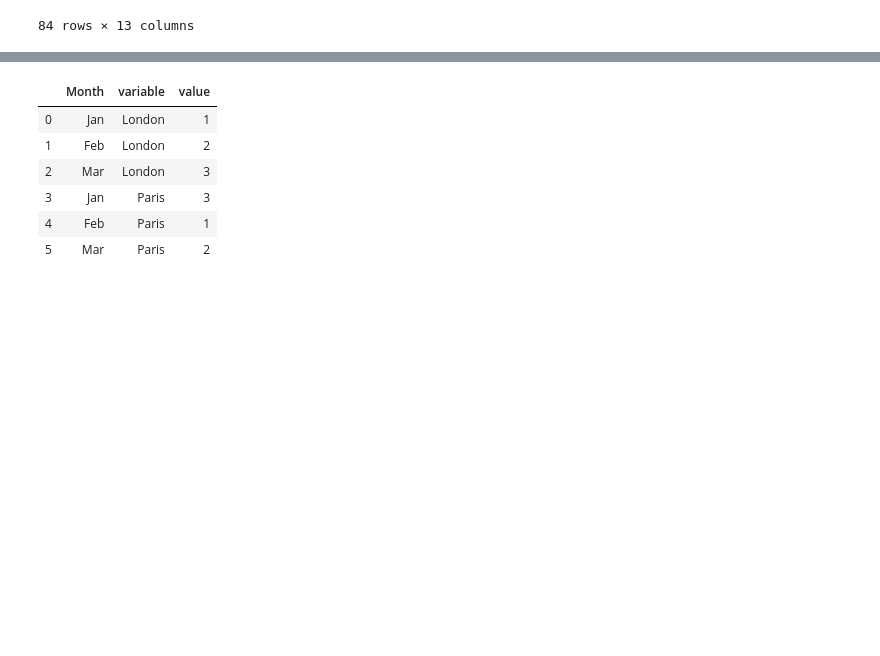
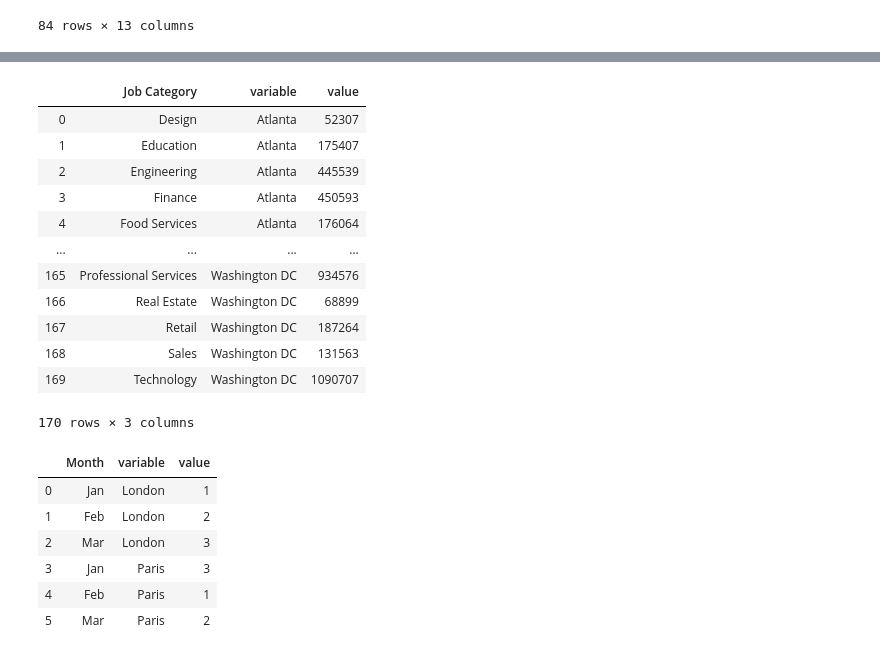
Before and after one commit to exrishu/iPython-exercises, a Jupyter notebook: GlassDoor/Glasdoor_data.ipynb, the cells around one changed output, grey strips where cells are left out. Drawn from its saved outputs; the diff is of its cells as text; code cells hidden in the pictures; blank space fills up the shorter version.

```diff
--- a/GlassDoor/Glasdoor_data.ipynb
+++ b/GlassDoor/Glasdoor_data.ipynb
@@ -129,8 +129,9 @@ df_city_wiseplt.show()
 # %%
 #col
 tf = df_city_wise.melt(id_vars="Job Category")
-df_city_wiseplt = px.bar(tf,x='Job Category',y='value', color='variable' , text='value', barmode="group")
-df_city_wiseplt.update_traces(texttemplate='%{text:.2s}', textposition='outside')
-df_city_wiseplt.update_layout(uniformtext_minsize=8, uniformtext_mode='hide')
-df_city_wiseplt.show()
+# df_city_wiseplt = px.bar(tf,x='Job Category',y='value', color='variable' , text='value', barmode="group")
+# df_city_wiseplt.update_traces(texttemplate='%{text:.2s}', textposition='outside')
+# df_city_wiseplt.update_layout(uniformtext_minsize=8, uniformtext_mode='hide')
+# df_city_wiseplt.show()
+tf
 # %% [output]
@@ -138,3 +138,16 @@ df_city_wiseplt.show()
+|  | Job Category | variable | value |
+| 0 | Design | Atlanta | 52307 |
+| 1 | Education | Atlanta | 175407 |
+| 2 | Engineering | Atlanta | 445539 |
+| 3 | Finance | Atlanta | 450593 |
+| 4 | Food Services | Atlanta | 176064 |
+| ... | ... | ... | ... |
+| 165 | Professional Services | Washington DC | 934576 |
+| 166 | Real Estate | Washington DC | 68899 |
+| 167 | Retail | Washington DC | 187264 |
+| 168 | Sales | Washington DC | 131563 |
+| 169 | Technology | Washington DC | 1090707 |
+170 rows × 3 columns
 # %%
 tidy_df = wide_df.melt(id_vars="Month")
 tidy_df
```
Also changed, not shown: parts of 4 cells of this notebook.
